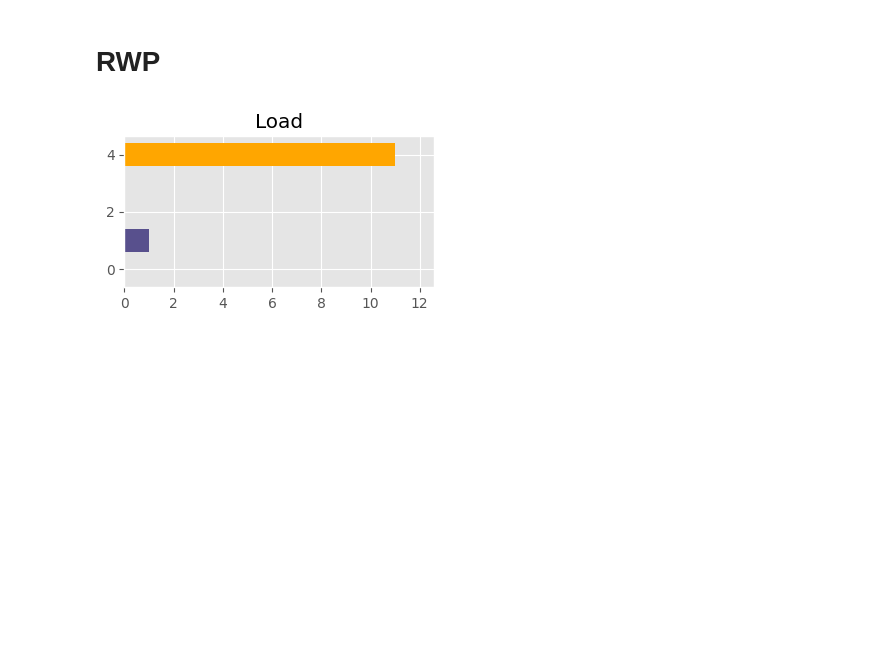
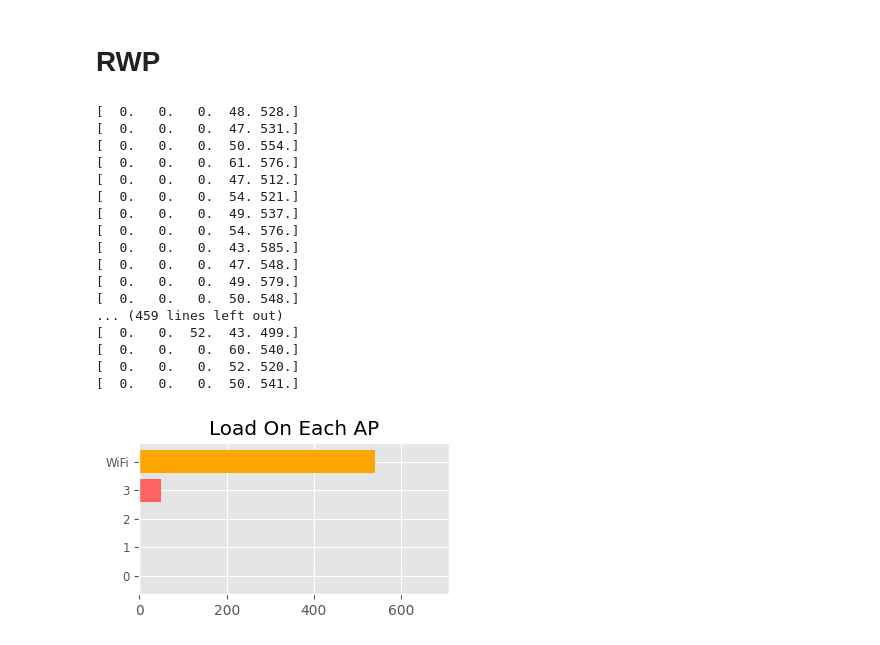
Before and after one commit to omidrazzaghi2000/project, a Jupyter notebook: main.ipynb, the cells around one changed output. Cells and saved outputs as stored; diff of their text form; code cells hidden in the pictures; blank space fills up the shorter version.

Commit message:
finish user rate

```diff
--- a/main.ipynb
+++ b/main.ipynb
@@ -118,6 +138,7 @@ import matplotlib.pyplot as plt
 import matplotlib.animation as animation
 from matplotlib.backends.backend_tkagg import FigureCanvasTkAgg
 import pandas as pd
+from matplotlib.patches import FancyBboxPatch
 
 canvas_width            = 500
 canvas_height           = 500
@@ -169,6 +190,7 @@ def calculate_snr(LiFi_APs,WiFi_APs,users):
 
         SNRs = np.zeros((N_USER,N_LiFi_AP+N_WiFi_AP))
         temp = []
+
         BarChartData = np.zeros((N_LiFi_AP+N_WiFi_AP))
         for i in range(N_USER):
                 for j in range(N_LiFi_AP):
@@ -176,19 +198,52 @@ def calculate_snr(LiFi_APs,WiFi_APs,users):
                         SNRs[i][j] = LiFi_APs[j]["LiFi_AP_obj"].SINR(user_objects[i],other_LiFi_AP)
                 for j in range(len(WiFi_APs)):
                         SNRs[i][j+N_LiFi_AP] = WiFi_APs[j]["WiFi_AP_obj"].SINR(user_objects[i])
+
+                if user_objects[i].AP_NUMBER != -1 : former_AP = user_objects[i].AP_NUMBER
+                else: former_AP = -1
+                SSS_AP = np.argmax(SNRs[i])
+                if(SSS_AP < N_LiFi_AP):# User is going to connect LiFi AP
+                        if(former_AP!=-1):# User was connected to an AP
+                                if(SSS_AP != former_AP):# User is changing AP
+                                        if(former_AP < N_LiFi_AP):
+                                                LiFi_APs[former_AP]["LiFi_AP_obj"].delete_user(user_objects[i])
+                                        else:
+                                                WiFi_APs[former_AP-N_LiFi_AP]["WiFi_AP_obj"].delete_user(user_objects[i])
+                                        LiFi_APs[SSS_AP]["LiFi_AP_obj"].append_user(user_objects[i])
+                        else:
+                                LiFi_APs[SSS_AP]["LiFi_AP_obj"].append_user(user_objects[i])
+                else:# User is going to connect WiFi AP
+                        if(former_AP!=-1):# User was connected to an AP
+                                if(SSS_AP != former_AP):
+                                        if(former_AP < N_LiFi_AP):
+                                                LiFi_APs[former_AP]["LiFi_AP_obj"].delete_user(user_objects[i])
+                                        else:
+                                                WiFi_APs[former_AP-N_LiFi_AP]["WiFi_AP_obj"].delete_user(user_objects[i])
+                                        WiFi_APs[SSS_AP-N_LiFi_AP]["WiFi_AP_obj"].append_user(user_objects[i])
+                        else:
+                                WiFi_APs[SSS_AP-N_LiFi_AP]["WiFi_AP_obj"].append_user(user_objects[i])
+                former_AP = SSS_AP
+                user_objects[i].AP_NUMBER = SSS_AP
+
                 w.itemconfig(user_labels[i], text=(np.argmax(SNRs[i])), font=('Helvetica 12 bold'),fill="white")
                 temp.append(np.argmax(SNRs[i]))
+                user_objects[i].update_demand_rate()
 
         for k in range(N_LiFi_AP+N_WiFi_AP):
-                BarChartData[k] = temp.count(k)
-
-
+                # BarChartData[k] = temp.count(k)
+                if k < N_LiFi_AP:
+                        BarChartData[k] = sum([i.rate for i in LiFi_APs[k]["LiFi_AP_obj"].users])
+                else:
+                        BarChartData[k] = sum([i.rate for i in WiFi_APs[k-N_LiFi_AP]["WiFi_AP_obj"].users])
+        print(BarChartData)
 
 def plotLoadBar(i):
         global barplot
         barplot.remove()
         barplot = ax1.barh(range(N_LiFi_AP+N_WiFi_AP),BarChartData,color=['#003f5c', '#58508d', '#bc5090', '#ff6361', '#ffa600'])
 
+
+BarChartData = np.zeros((N_LiFi_AP+N_WiFi_AP))
 
 
 master = Tk()
@@ -207,10 +262,12 @@ figure1 = plt.figure(figsize=(4,2), dpi=100)
 ax1 = figure1.add_subplot(111)
 bar1 = FigureCanvasTkAgg(figure1, master)
 bar1.get_tk_widget().pack()
-ax1.set_title('Load')
+ax1.set_title('Load On Each AP')
 
 barplot = ax1.barh(range(N_LiFi_AP+N_WiFi_AP),BarChartData)
-
+t11 = [0,1,2,3,'WiFi']
+ax1.set_yticks(range(len(t11)), t11, size='small')
+# ax1.set_ylim([0, 5])
 # df1 = pd.DataFrame(BarChartData)
 # df1.plot(kind='bar', legend=True, ax=ax1)
 
@@ -247,34 +304,51 @@ for n in range(N_USER):
 LiFi_AP_img = Image.open("./images/LiFiAP.png")
 LiFi_AP_Image_width  = 45
 LiFi_AP_Image_height = 45
 LiFi_AP_img = LiFi_AP_img.resize((LiFi_AP_Image_width,LiFi_AP_Image_height),Image.ANTIALIAS)
 LiFi_AP_img = ImageTk.PhotoImage(LiFi_AP_img)
 
 WiFi_AP_img = Image.open("./images/WiFiAP.png")
 WiFi_AP_image_width  = 32
 WiFi_AP_image_height = 32
 WiFi_AP_img = WiFi_AP_img.resize((WiFi_AP_image_width,WiFi_AP_image_height),Image.ANTIALIAS)
 WiFi_AP_img = ImageTk.PhotoImage(WiFi_AP_img)
 
 scale_x = canvas_width/actual_room_width
 scale_y = canvas_width/actual_room_height
 
 for i in range(N_LiFi_AP):
         x = LiFi_AP_coordinate[i][0]
         y = LiFi_AP_coordinate[i][1]
         LiFi_APs.append({"LiFi_AP_image": w.create_image(x-LiFi_AP_Image_width/2,y-LiFi_AP_Image_height/2,anchor=NW,image=LiFi_AP_img) , "LiFi_AP_obj" : LiFiAccessPoint(x,y)})
 
 for i in range(N_WiFi_AP):
         x = WiFi_AP_coordinate[i][0]
         y = WiFi_AP_coordinate[i][1]
         WiFi_APs.append({"WiFi_AP_image": w.create_image(x-WiFi_AP_image_width/2,y-WiFi_AP_image_width/2,anchor=NW,image=WiFi_AP_img) , "WiFi_AP_obj" : WiFiAccessPoint(x,y)})
 
 w.after(50,showMovement)
 # w.after(50,plotLoadBar)
 
 mainloop()
 # %% [output]
+[  0.   0.   0.  48. 528.]
+[  0.   0.   0.  47. 531.]
+[  0.   0.   0.  50. 554.]
+[  0.   0.   0.  61. 576.]
+[  0.   0.   0.  47. 512.]
+[  0.   0.   0.  54. 521.]
+[  0.   0.   0.  49. 537.]
+[  0.   0.   0.  54. 576.]
+[  0.   0.   0.  43. 585.]
+[  0.   0.   0.  47. 548.]
+[  0.   0.   0.  49. 579.]
+[  0.   0.   0.  50. 548.]
+... (459 lines left out)
+[  0.   0.  52.  43. 499.]
+[  0.   0.   0.  60. 540.]
+[  0.   0.   0.  52. 520.]
+[  0.   0.   0.  50. 541.]
-[figure, old version]
+[figure, new version]
 # %%
 from math import log as ln
 from math import pi
```
Also changed, not shown: parts of 3 cells of this notebook.
